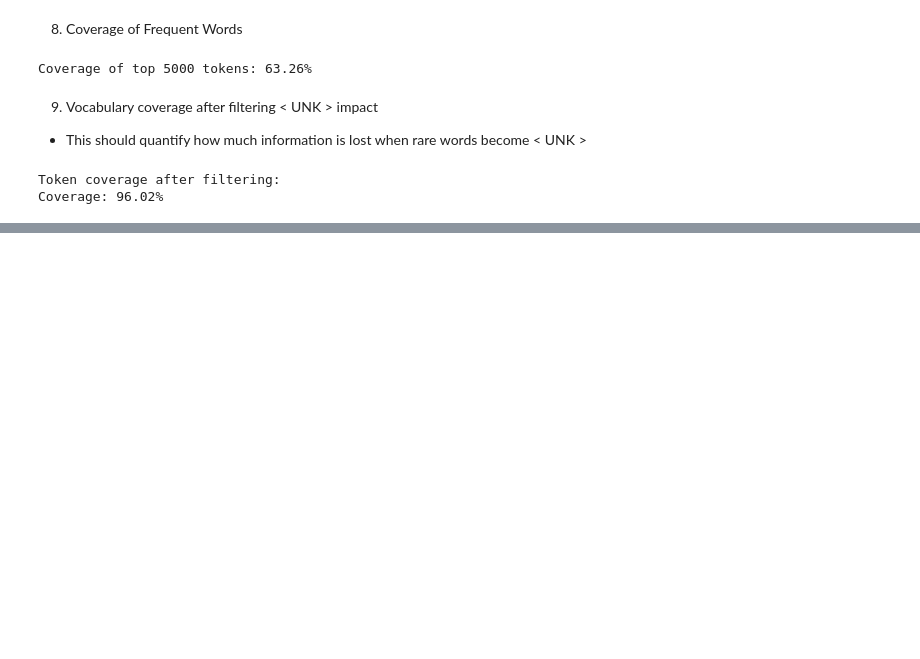
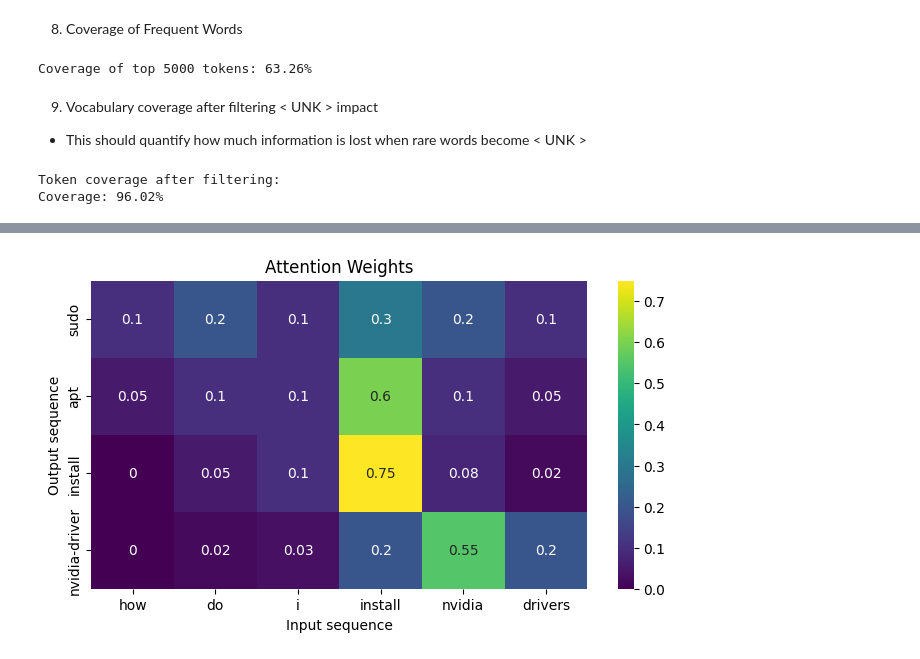
Before and after one commit to dyluc/csck507-ema, a Jupyter notebook: data-analysis.ipynb, the cells around one changed output, grey strips where cells are left out. Drawn from its saved outputs; the diff is of its cells as text; code cells hidden in the pictures; blank space fills up the shorter version.

Commit message:
Drafting a visualisation for decoder attention / attention weights generated with a softmax function

```diff
--- a/data-analysis.ipynb
+++ b/data-analysis.ipynb
@@ -264,0 +270,32 @@ Coverage: 96.02%
+# %%
+import matplotlib.pyplot as plt
+import seaborn as sns
+import numpy as np
+
+# Example input and output tokens
+input_tokens = ["how", "do", "i", "install", "nvidia", "drivers"]
+output_tokens = ["sudo", "apt", "install", "nvidia-driver"]
+
+# Example attention matrix (rows = output, columns = input)
+attention_matrix = np.array([
+    [0.10, 0.20, 0.10, 0.30, 0.20, 0.10],  # attention when generating "sudo"
+    [0.05, 0.10, 0.10, 0.60, 0.10, 0.05],  # attention when generating "apt"
+    [0.00, 0.05, 0.10, 0.75, 0.08, 0.02],  # attention when generating "install"
+    [0.00, 0.02, 0.03, 0.20, 0.55, 0.20]   # attention when generating "nvidia-driver"
+])
+
+plt.figure(figsize=(8,4))
+
+sns.heatmap(
+    attention_matrix,
+    xticklabels=input_tokens,
+    yticklabels=output_tokens,
+    cmap="viridis",
+    annot=True)
+
+plt.xlabel("Input sequence")
+plt.ylabel("Output sequence")
+plt.title("Attention Weights")
+plt.show()
+# %% [output]
+[figure, added]
```
Also changed, not shown: parts of 1 cell of this notebook.
